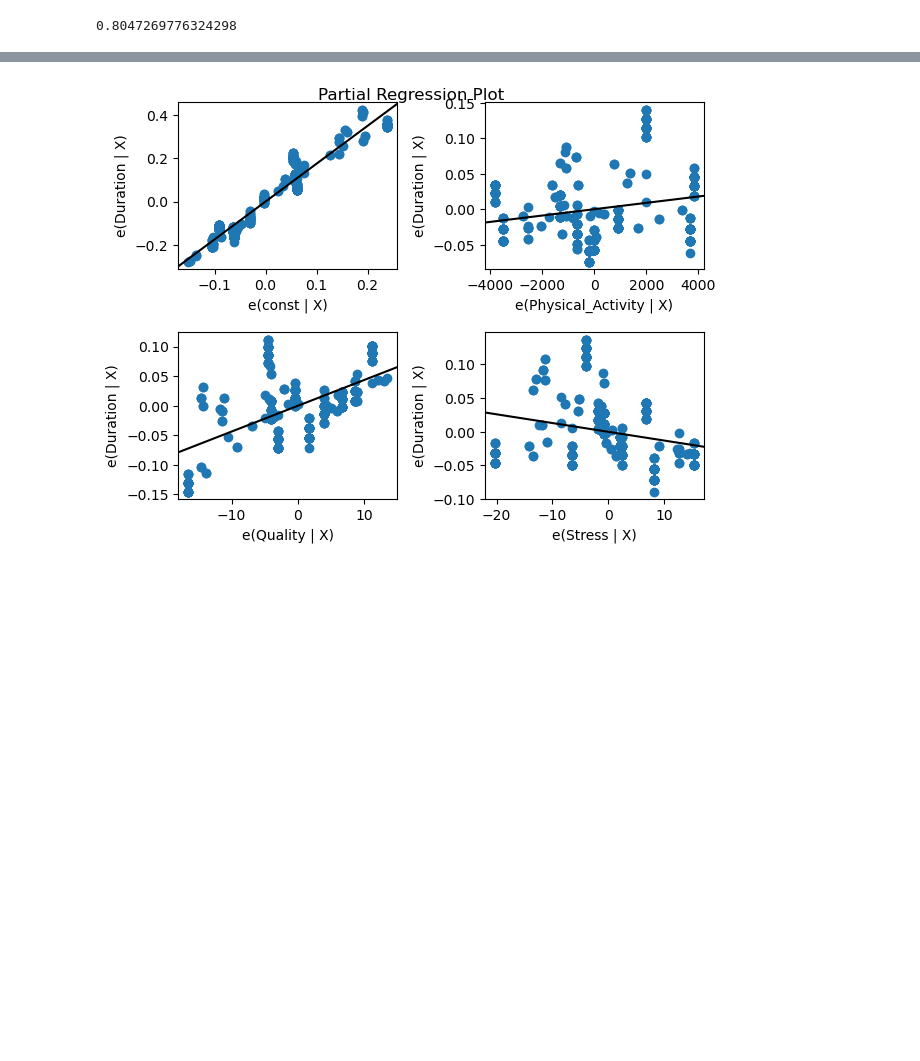
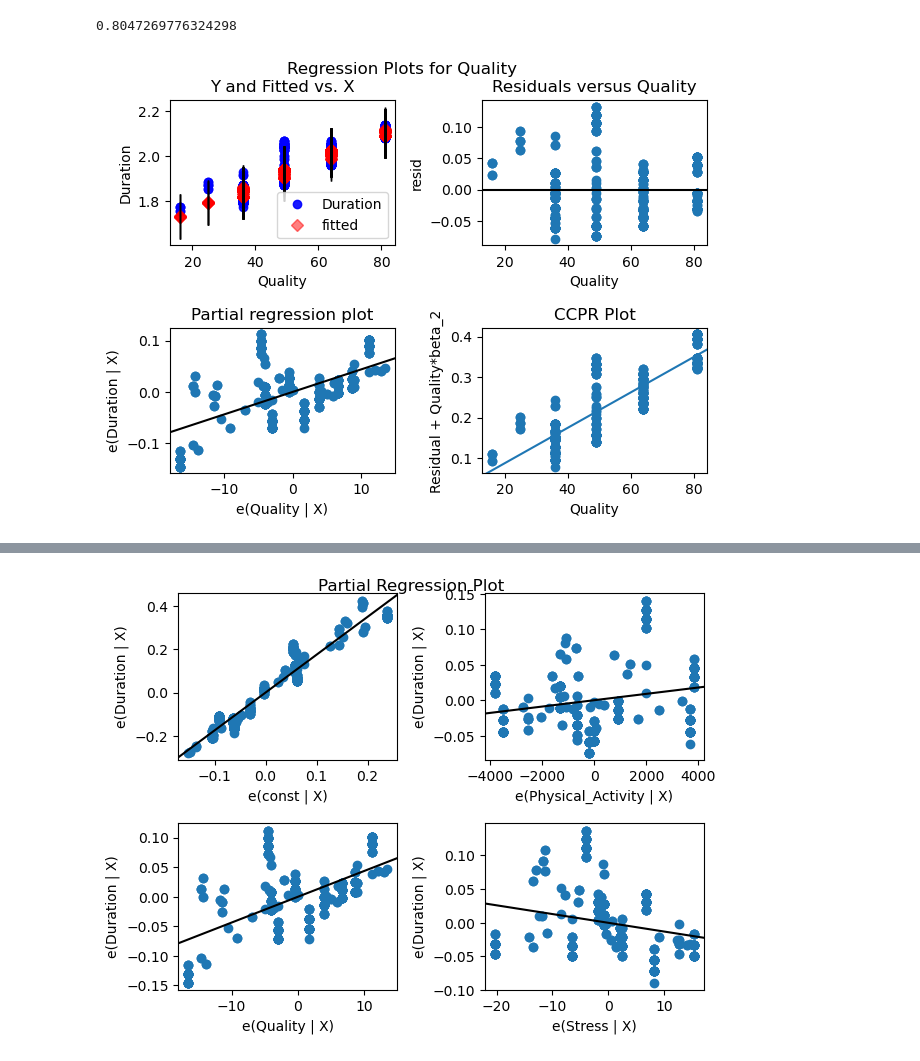
Before and after one commit to eric-y33/Math360-MAGC3, a Jupyter notebook: pavitra.ipynb, the cells around one changed output, grey strips where cells are left out. Drawn from its saved outputs; the diff is of its cells as text; code cells hidden in the pictures; blank space fills up the shorter version.

Commit message:
updated regression plots

```diff
--- a/pavitra.ipynb
+++ b/pavitra.ipynb
@@ -165,3 +165,9 @@ reg_transformed = sm.OLS(Y_transformed, X_transformed).fit()
 print(reg_transformed.rsquared_adj)
 # %% [output]
 0.8047269776324298
+# %%
+# Plot 1 (Regression Plots)
+sm.graphics.plot_regress_exog(reg_transformed, 'Quality')
+plt.show()
+# %% [output]
+[figure, added]
```
Also changed, not shown: parts of 4 cells of this notebook.
